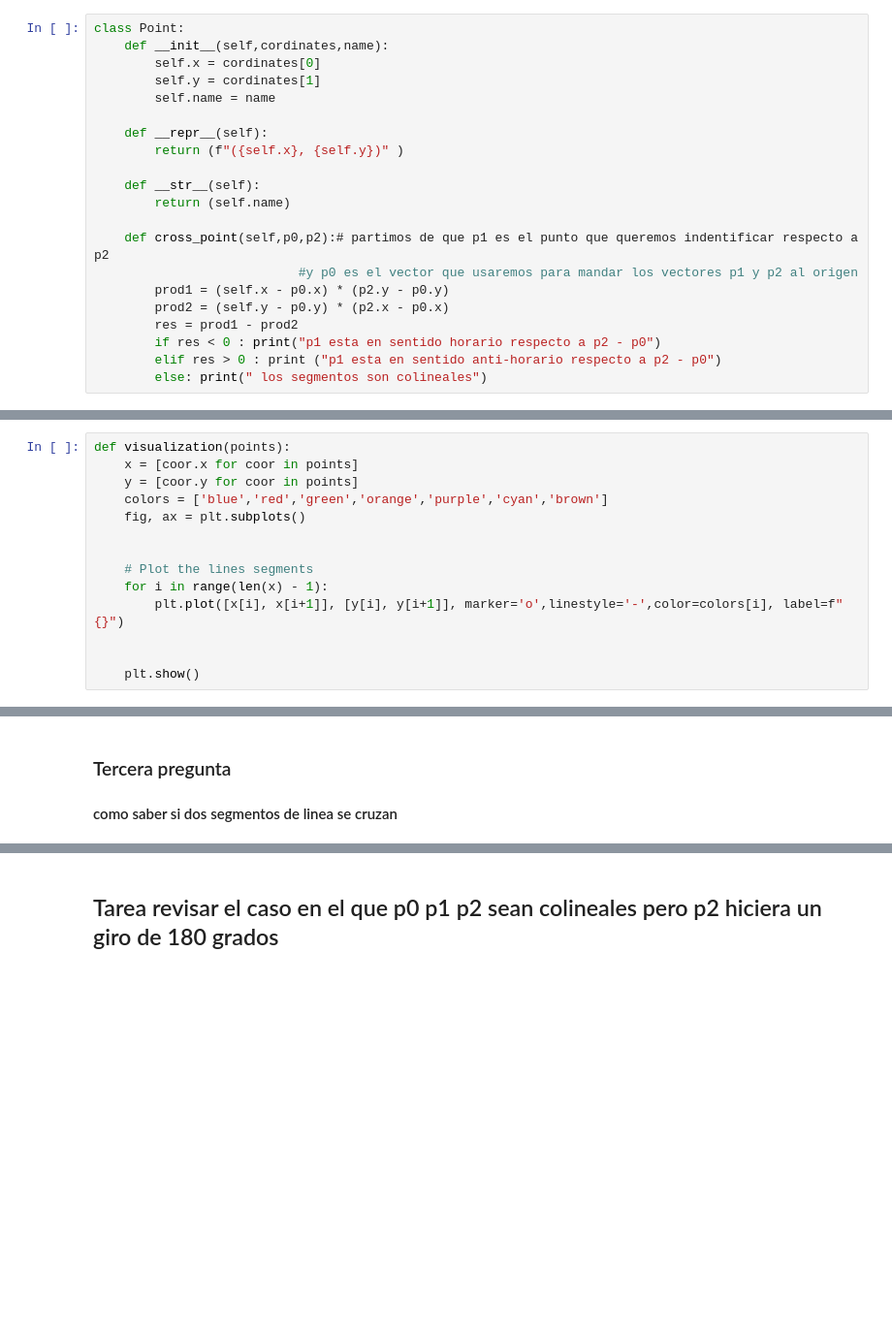
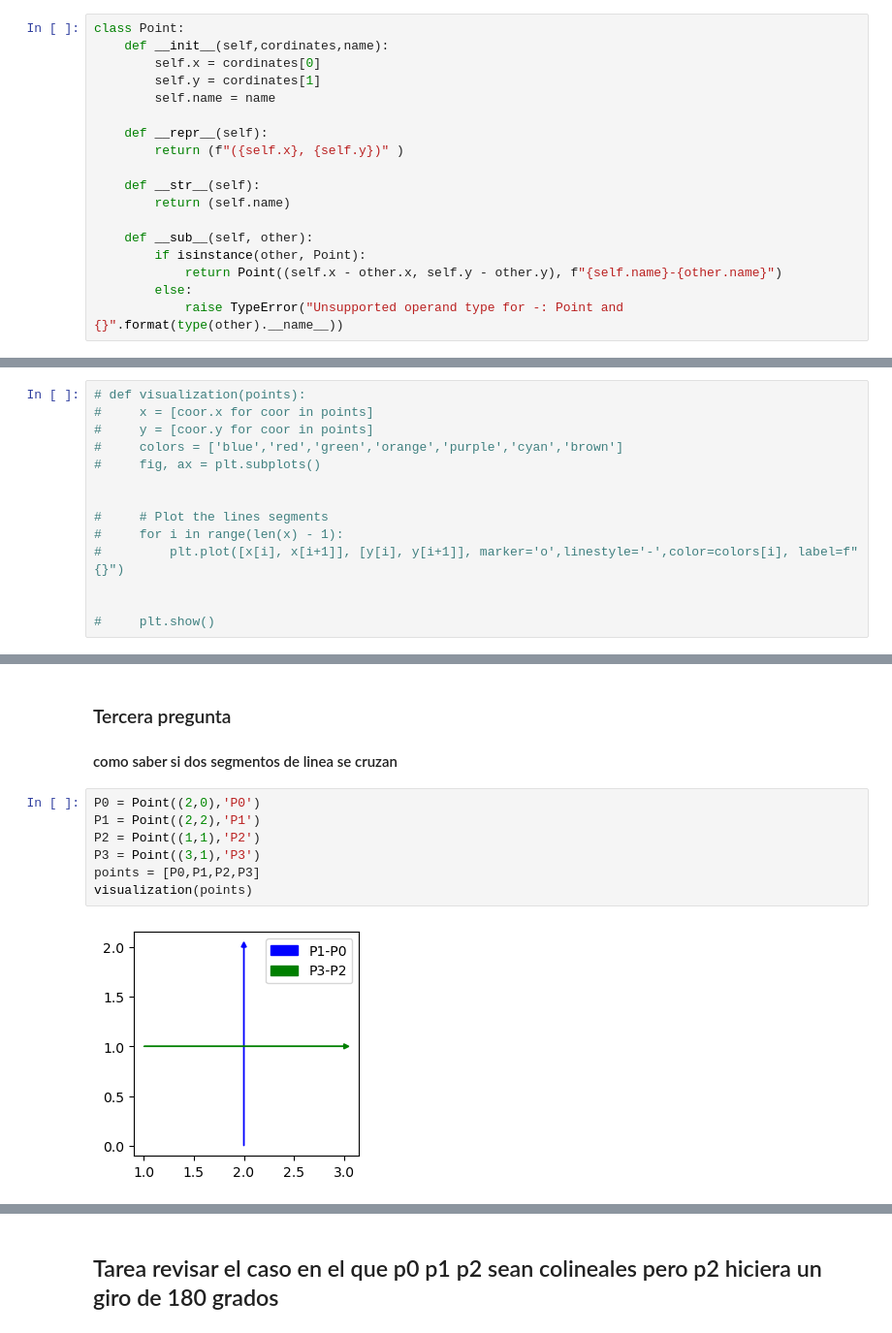
Before and after one commit to Camilohoyos99-DC/Computational-geometry, a Jupyter notebook: Segmentos de linea semana 1/segmentos de linea.ipynb, the cells around one changed output, grey strips where cells are left out. Shown: that part at 97% size. Saved outputs shown, nothing was run; the diff lists cells and outputs as text; blank space fills up the shorter version.

Commit message:
intersect segments

```diff
--- a/Segmentos de linea semana 1/segmentos de linea.ipynb
+++ b/Segmentos de linea semana 1/segmentos de linea.ipynb
@@ -14,11 +14,8 @@ class Point:
     def __str__(self):
         return (self.name)
 
-    def cross_point(self,p0,p2):# partimos de que p1 es el punto que queremos indentificar respecto a p2
-                           #y p0 es el vector que usaremos para mandar los vectores p1 y p2 al origen
-        prod1 = (self.x - p0.x) * (p2.y - p0.y)
-        prod2 = (self.y - p0.y) * (p2.x - p0.x)
-        res = prod1 - prod2
-        if res < 0 : print("p1 esta en sentido horario respecto a p2 - p0")
-        elif res > 0 : print ("p1 esta en sentido anti-horario respecto a p2 - p0")
-        else: print(" los segmentos son colineales")
+    def __sub__(self, other):
+        if isinstance(other, Point):
+            return Point((self.x - other.x, self.y - other.y), f"{self.name}-{other.name}")
+        else:
+            raise TypeError("Unsupported operand type for -: Point and {}".format(type(other).__name__))
@@ -35,16 +42,16 @@ def visualization2(points):
     plt.legend()
     plt.show()
 # %%
-def visualization(points):
-    x = [coor.x for coor in points]
-    y = [coor.y for coor in points]
-    colors = ['blue','red','green','orange','purple','cyan','brown']
-    fig, ax = plt.subplots()
+# def visualization(points):
+#     x = [coor.x for coor in points]
+#     y = [coor.y for coor in points]
+#     colors = ['blue','red','green','orange','purple','cyan','brown']
+#     fig, ax = plt.subplots()
 
 
-    # Plot the lines segments
-    for i in range(len(x) - 1):
-        plt.plot([x[i], x[i+1]], [y[i], y[i+1]], marker='o',linestyle='-',color=colors[i], label=f"{}")
+#     # Plot the lines segments
+#     for i in range(len(x) - 1):
+#         plt.plot([x[i], x[i+1]], [y[i], y[i+1]], marker='o',linestyle='-',color=colors[i], label=f"{}")
 
 
-    plt.show()
+#     plt.show()
@@ -116,3 +120,12 @@ p1 esta en sentido horario respecto a p2 - p0
 # %% [markdown]
 ### Tercera pregunta
 #### como saber si dos segmentos de linea se cruzan
+# %%
+P0 = Point((2,0),'P0')
+P1 = Point((2,2),'P1')
+P2 = Point((1,1),'P2')
+P3 = Point((3,1),'P3')
+points = [P0,P1,P2,P3]
+visualization(points)
+# %% [output]
+[figure, added]
```
Also changed, not shown: parts of 9 cells of this notebook.
